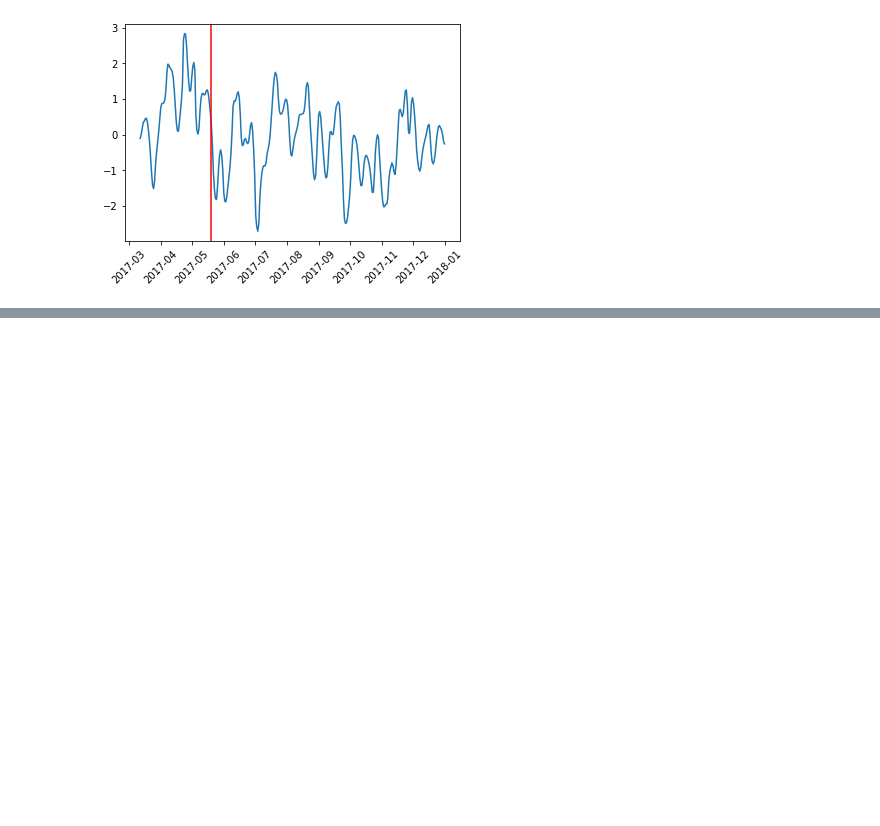
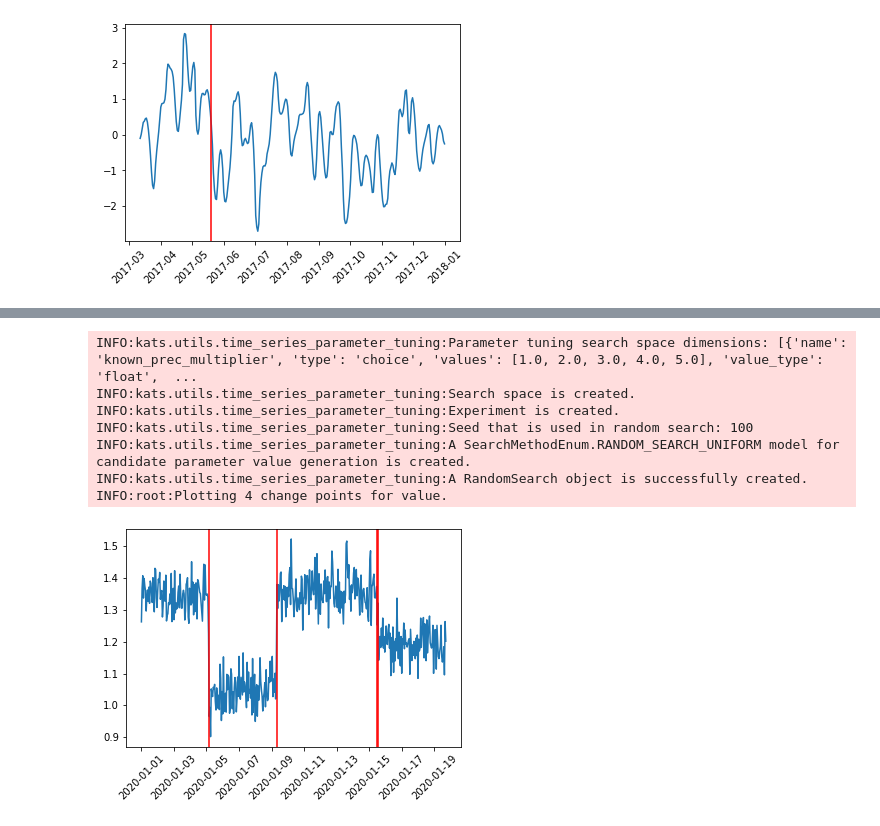
Before and after one commit to bcheng004/Kats-example, a Jupyter notebook: notebooks/bcheng004_Kats_windows.ipynb, the cells around one changed output, grey strips where cells are left out. Cells and saved outputs as stored; diff of their text form; code cells hidden in the pictures; blank space fills up the shorter version.

```diff
--- a/notebooks/bcheng004_Kats_windows.ipynb
+++ b/notebooks/bcheng004_Kats_windows.ipynb
@@ -126,0 +147,19 @@ test_detector.plot(test_change_points)
+# %%
+from kats.detectors.bocpd import BOCPDetector, BOCPDModelType, TrendChangeParameters
+
+test_BOCPD_detector = BOCPDetector(ts_bocpd)
+test_BOCPD_changepoints = test_BOCPD_detector.detector(
+    model=BOCPDModelType.NORMAL_KNOWN_MODEL # default
+    )
+plt.clf()
+plt.xticks(rotation=45)
+test_BOCPD_detector.plot(test_BOCPD_changepoints)
+# %% [output]
+INFO:kats.utils.time_series_parameter_tuning:Parameter tuning search space dimensions: [{'name': 'known_prec_multiplier', 'type': 'choice', 'values': [1.0, 2.0, 3.0, 4.0, 5.0], 'value_type': 'float',  ...
+INFO:kats.utils.time_series_parameter_tuning:Search space is created.
+INFO:kats.utils.time_series_parameter_tuning:Experiment is created.
+INFO:kats.utils.time_series_parameter_tuning:Seed that is used in random search: 100
+INFO:kats.utils.time_series_parameter_tuning:A SearchMethodEnum.RANDOM_SEARCH_UNIFORM model for candidate parameter value generation is created.
+INFO:kats.utils.time_series_parameter_tuning:A RandomSearch object is successfully created.
+INFO:root:Plotting 4 change points for value.
+[figure, added]
```
Also changed, not shown: parts of 9 cells of this notebook.
